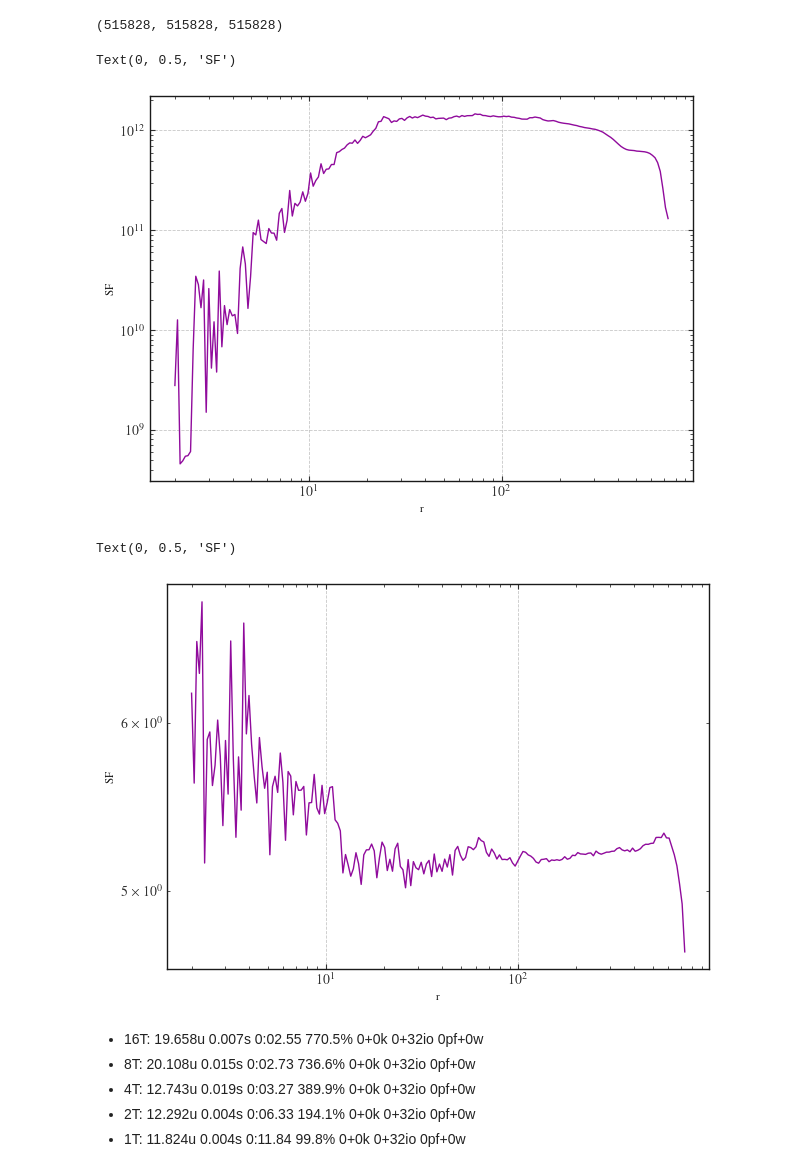
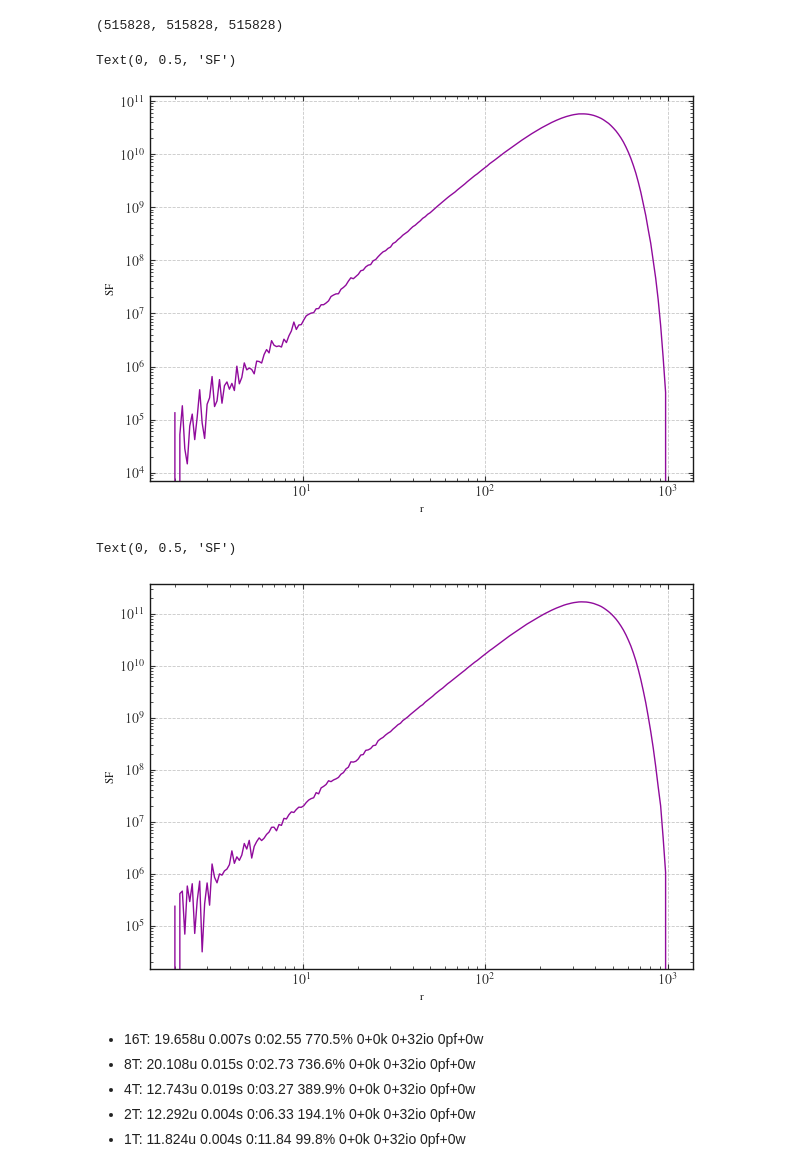
Before and after one commit to thomasarintoul/CASTLE, a Jupyter notebook: test_outputs/output_test.ipynb, the cells around one changed output. Drawn from its saved outputs; the diff is of its cells as text; code cells hidden in the pictures.

```diff
--- a/test_outputs/output_test.ipynb
+++ b/test_outputs/output_test.ipynb
@@ -30,23 +30,23 @@ counts = np.fromfile('sf_test_counts.bin', dtype=np.float64)
 vsf = np.fromfile('sf_test_velocity_VectorDifference_order_2.bin', dtype=np.float64)
 tsf = np.fromfile('sf_test_T_ScalarDifference_order_2.bin', dtype=np.float64)
 # %%
-plt.plot(bins, tsf / counts, label='TSF')
+plt.plot(bins, tsf , label='TSF')
 plt.xscale('log')
 plt.yscale('log')
 plt.xlabel('r')
 plt.ylabel('SF')
 # %% [output]
 Text(0, 0.5, 'SF')
-[figure, old version]
+[figure, new version]
 # %%
-plt.plot(bins, vsf / counts, label='TSF')
+plt.plot(bins, vsf, label='TSF')
 plt.xscale('log')
 plt.yscale('log')
 plt.xlabel('r')
 plt.ylabel('SF')
 # %% [output]
 Text(0, 0.5, 'SF')
-[figure, old version]
+[figure, new version]
 # %% [markdown]
 - 16T: 19.658u 0.007s 0:02.55 770.5%   0+0k 0+32io 0pf+0w
 - 8T:  20.108u 0.015s 0:02.73 736.6%   0+0k 0+32io 0pf+0w
```
Also changed, not shown: parts of 6 cells of this notebook, 12 other files.
